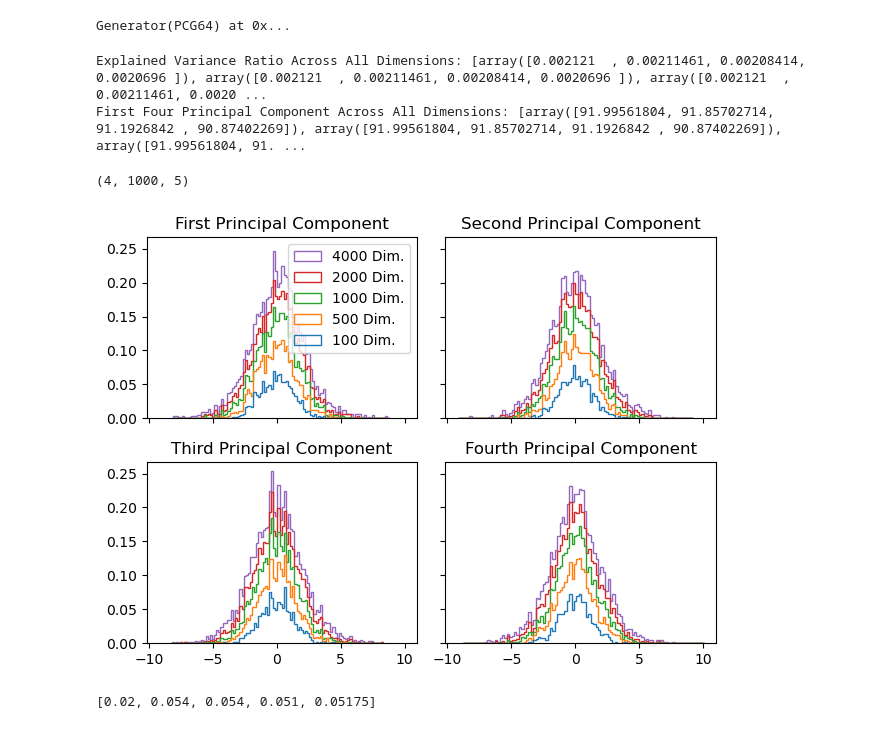
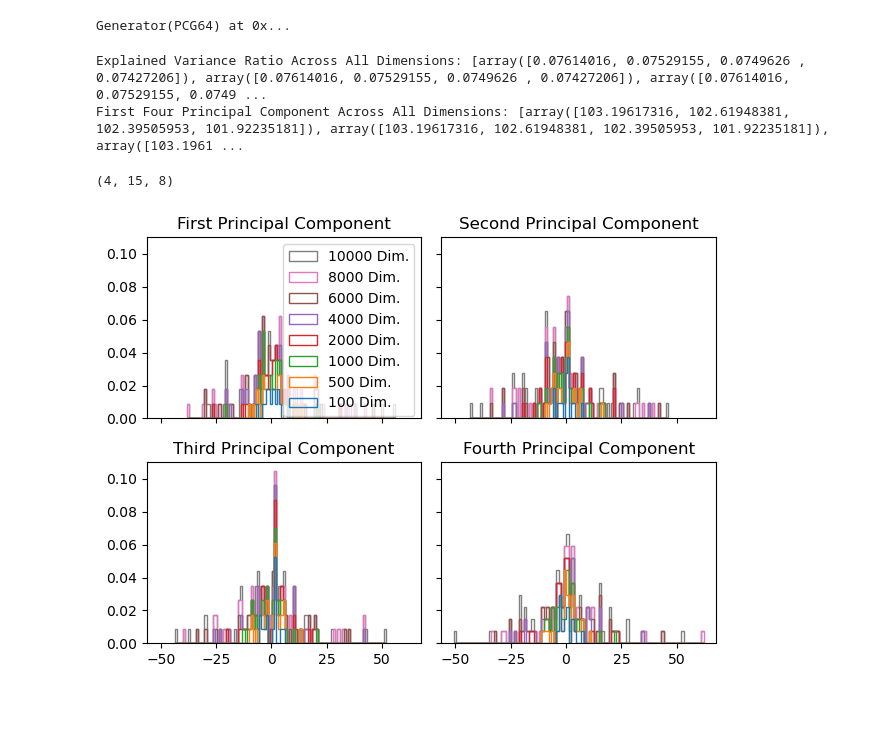
Before and after one commit to rswarnick1/Multiple_Comparisons, a Jupyter notebook: Experimentation.ipynb, the cells around one changed output. Cells and saved outputs as stored; diff of their text form; code cells hidden in the pictures.

```diff
--- a/Experimentation.ipynb
+++ b/Experimentation.ipynb
@@ -9,64 +9,68 @@ np.random.default_rng(1234)
 # %% [output]
 Generator(PCG64) at 0x...
 # %%
-dim = [100,500,1000,2000,4000]
-n = 1000
-mean = np.zeros(dim[0])
+dim = [100,500,1000,2000,4000,6000,8000,10000]
+#dim = [10,15,20,25,30,35,40,45]
+n = 15
+current_mean = [np.squeeze(np.array([0] * (int(dim[0]*.9)) + [1] * int((dim[0]*.1))))]
 cov = np.identity(dim[0])
-samples = [np.random.multivariate_normal(mean ,cov, n)]
-for j in range(1,5):
+samples = [np.random.multivariate_normal(current_mean[0] ,cov, n)]
+for j in range(1,8):
     previous_samples = samples[j-1]
-    current_mean = np.zeros(dim[j]-dim[j-1])
+    current_mean.append(np.array([0] * int((dim[j]-dim[j-1])*.9) + [1] * int((dim[j]-dim[j-1])*.1)))
     current_cov = np.identity(dim[j]-dim[j-1])
-    samples.append(np.concatenate([previous_samples,np.random.multivariate_normal(current_mean , current_cov, n)],axis=1))
+    samples.append(np.concatenate([previous_samples,np.random.multivariate_normal(current_mean[j] , current_cov, n)],axis=1))
 # %%
 pca = PCA(n_components = 4)
-pca_fit = [pca.fit(samples[i]) for i in range(5)]
+pca_fit = [pca.fit(samples[i]) for i in range(8)]
 # %%
-print("Explained Variance Ratio Across All Dimensions: {}".format([(pca_fit[i].explained_variance_ratio_) for i in range(5)]))
-print("First Four Principal Component Across All Dimensions: {}".format([(pca_fit[i].singular_values_ )for i in range(5)]))
+print("Explained Variance Ratio Across All Dimensions: {}".format([(pca_fit[i].explained_variance_ratio_) for i in range(8)]))
+print("First Four Principal Component Across All Dimensions: {}".format([(pca_fit[i].singular_values_ )for i in range(8)]))
 # %% [output]
-Explained Variance Ratio Across All Dimensions: [array([0.002121  , 0.00211461, 0.00208414, 0.0020696 ]), array([0.002121  , 0.00211461, 0.00208414, 0.0020696 ]), array([0.002121  , 0.00211461, 0.0020 ...
-First Four Principal Component Across All Dimensions: [array([91.99561804, 91.85702714, 91.1926842 , 90.87402269]), array([91.99561804, 91.85702714, 91.1926842 , 90.87402269]), array([91.99561804, 91. ...
+Explained Variance Ratio Across All Dimensions: [array([0.07614016, 0.07529155, 0.0749626 , 0.07427206]), array([0.07614016, 0.07529155, 0.0749626 , 0.07427206]), array([0.07614016, 0.07529155, 0.0749 ...
+First Four Principal Component Across All Dimensions: [array([103.19617316, 102.61948381, 102.39505953, 101.92235181]), array([103.19617316, 102.61948381, 102.39505953, 101.92235181]), array([103.1961 ...
 # %%
-pca_fit_data = np.array([pca.fit_transform(samples[i]) for i in range(5)])
+pca_fit_data = np.array([pca.fit_transform(samples[i]) for i in range(8)])
 # %%
 np.array(pca_fit_data).T.shape
 # %% [output]
-(4, 1000, 5)
+(4, 15, 8)
 # %%
 
 n_bins = 100
 
 fig, ((ax0, ax1), (ax2, ax3)) = plt.subplots(nrows=2, ncols=2, sharex=True, sharey=True)
 
 ax0.hist(pca_fit_data.T[0,:,:],
          n_bins,
          histtype='step',
          density = True,
          stacked=True,
          fill=False,
          label = ["{} Dim.".format(dim[0]),
                   "{} Dim.".format(dim[1]),
                   "{} Dim.".format(dim[2]),
                   "{} Dim.".format(dim[3]),
-                  "{} Dim.".format(dim[4])])
+                  "{} Dim.".format(dim[4]),
+                  "{} Dim.".format(dim[5]),
+                  "{} Dim.".format(dim[6]),
+                  "{} Dim.".format(dim[7])])
 ax0.set_title('First Principal Component')
 ax0.legend()
 
 
 ax1.hist(pca_fit_data.T[1,:,:], n_bins, histtype='step', density = True, stacked=True, fill=False)
 ax1.set_title('Second Principal Component')
 
 ax2.hist(pca_fit_data.T[2,:,:], n_bins, histtype='step', density = True, stacked=True, fill=False)
 ax2.set_title('Third Principal Component')
 
 # Make a multiple-histogram of data-sets with different length.
 ax3.hist(pca_fit_data.T[3,:,:], n_bins, histtype='step', density = True, stacked=True, fill=False)
 ax3.set_title('Fourth Principal Component')
 
 fig.tight_layout()
 plt.show()
 # %% [output]
-[figure, old version]
+[figure, new version]
 # %%
@@ -76,4 +77,0 @@ percentage = [np.sum(test_of_means[i].pvalue<.05)/dim[i] for i in range(5)]
-# %%
-percentage
-# %% [output]
-[0.02, 0.054, 0.054, 0.051, 0.05175]
```
Also changed, not shown: parts of 10 cells of this notebook.
